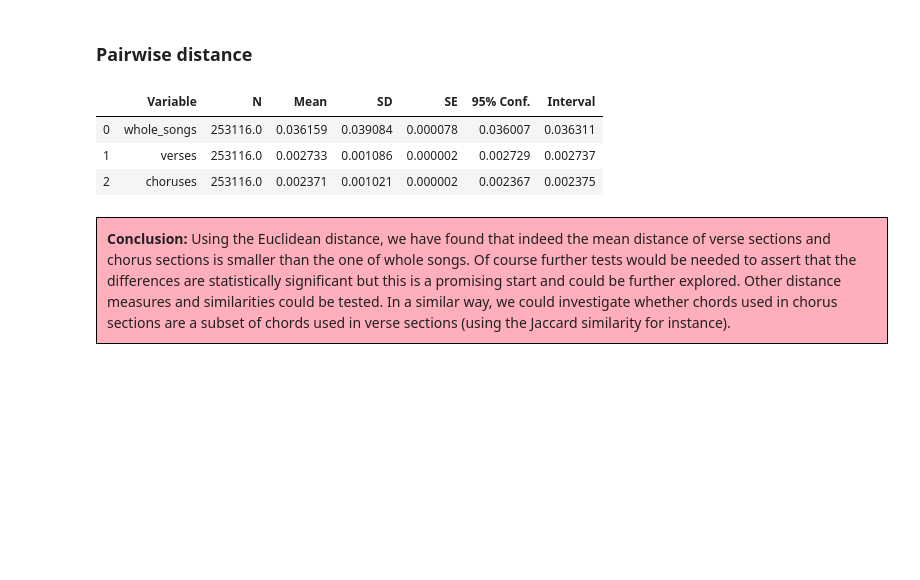
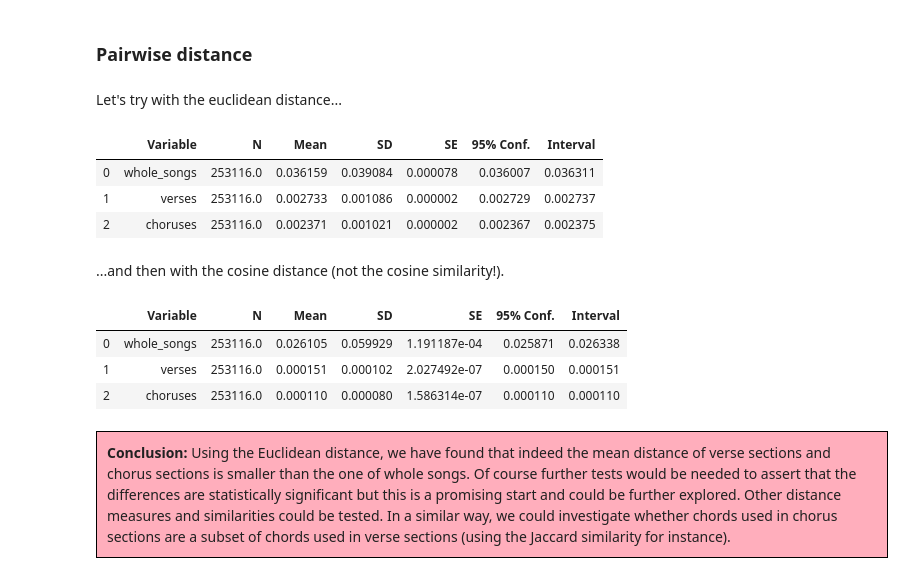
Before and after one commit to GiacomoAlliata/DigitalMusicologyProject, a Jupyter notebook: data_preprocessing.ipynb, the cells around one changed output. Drawn from its saved outputs; the diff is of its cells as text; code cells hidden in the pictures; blank space fills up the shorter version.

Commit message:
Add pairwise distances, both euclidean and cosine

```diff
--- a/data_preprocessing.ipynb
+++ b/data_preprocessing.ipynb
@@ -1260,4 +1262,8 @@ from scipy.spatial.distance import pdist
 # %%
-pairwise_distances_df = pd.DataFrame({'whole_songs':pdist(df_bow.loc[:, features].values),
-                                      'verses':pdist(df_bow_verse.loc[:, features].values),
-                                      'choruses':pdist(df_bow_chorus.loc[:, features].values)})
+def createPairwiseDistDf(distance = 'euclidean'):
+    df = pd.DataFrame({'whole_songs':pdist(df_bow.loc[:, features].values, distance),
+                                          'verses':pdist(df_bow_verse.loc[:, features].values, distance),
+                                          'choruses':pdist(df_bow_chorus.loc[:, features].values, distance)})
+    return df
+# %% [markdown]
+Let's try with the euclidean distance...
@@ -1268,6 +1276,17 @@ rp.summary_cont(pairwise_distances_df)
 | 0 | whole_songs | 253116.0 | 0.036159 | 0.039084 | 0.000078 | 0.036007 | 0.036311 |
 | 1 | verses | 253116.0 | 0.002733 | 0.001086 | 0.000002 | 0.002729 | 0.002737 |
 | 2 | choruses | 253116.0 | 0.002371 | 0.001021 | 0.000002 | 0.002367 | 0.002375 |
+# %% [markdown]
+...and then with the cosine distance (not the cosine similarity!).
+# %%
+pairwise_distances_df_cosine = createPairwiseDistDf(cosine)
+# %%
+rp.summary_cont(pairwise_distances_df_cosine)
+# %% [output]
+|  | Variable | N | Mean | SD | SE | 95% Conf. | Interval |
+| 0 | whole_songs | 253116.0 | 0.026105 | 0.059929 | 1.191187e-04 | 0.025871 | 0.026338 |
+| 1 | verses | 253116.0 | 0.000151 | 0.000102 | 2.027492e-07 | 0.000150 | 0.000151 |
+| 2 | choruses | 253116.0 | 0.000110 | 0.000080 | 1.586314e-07 | 0.000110 | 0.000110 |
 # %% [markdown]
 <div style="border:1px solid black; padding:10px 10px; background-color: #FFAEBC;">
     <strong>Conclusion:</strong> Using the Euclidean distance, we have found that indeed the mean distance of verse sections and chorus sections is smaller than the one of whole songs. Of course further tests would be needed to assert that the differences are statistically significant but this is a promising start and could be further explored. Other distance measures and similarities could be tested. In a similar way, we could investigate whether chords used in chorus sections are a subset of chords used in verse sections (using the Jaccard similarity for instance).
```
Also changed, not shown: parts of 3 cells of this notebook.
